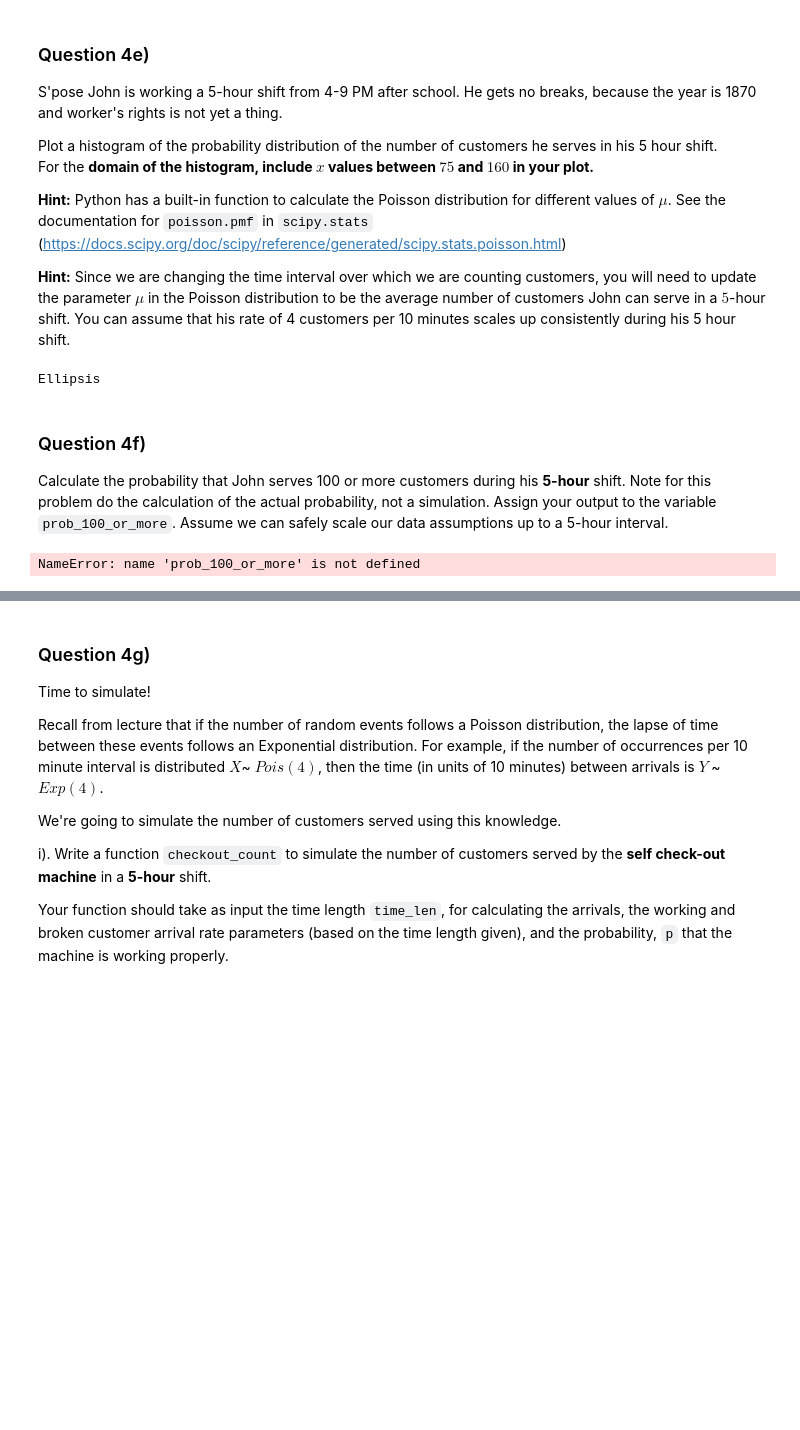
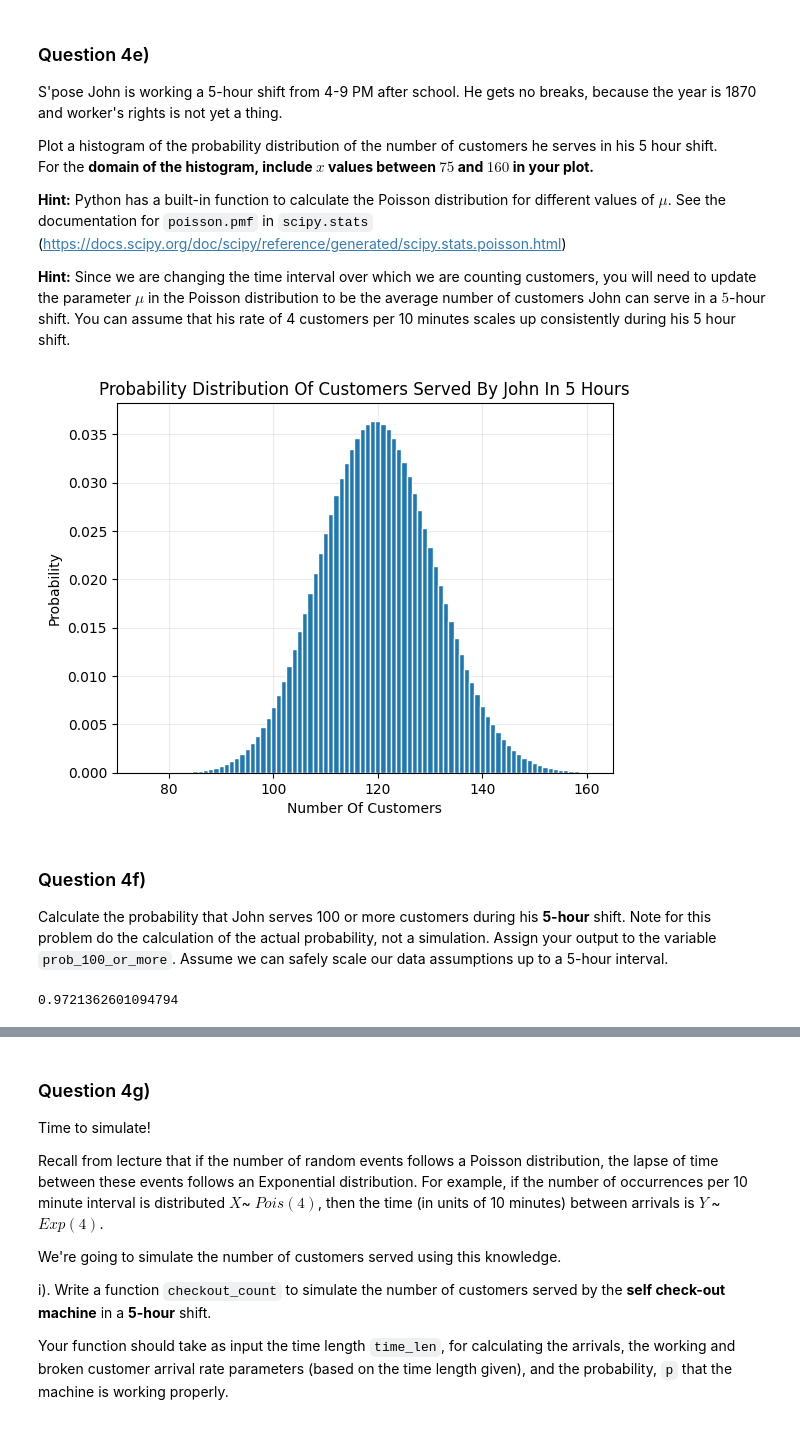
Before and after one commit to QuantumCompiler/CSPB-3022-Introduction-To-Data-Science-With-Probability-And-Statistics, a Jupyter notebook: CSPB 3022 - Assignments/CSPB 3022 - Assignment 6 - Expected Value, Variance - Discrete And Continuous RV/Assignment 6 - Expected Value, Variance - Discrete And Continuous RV.ipynb, the cells around one changed output, grey strips where cells are left out. Drawn from its saved outputs; the diff is of its cells as text; code cells hidden in the pictures; blank space fills up the shorter version.

Commit message:
Assignment 6 Update 3/3/24

```diff
--- a/CSPB 3022 - Assignments/CSPB 3022 - Assignment 6 - Expected Value, Variance - Discrete And Continuous RV/Assignment 6 - Expected Value, Variance - Discrete And Continuous RV.ipynb
+++ b/CSPB 3022 - Assignments/CSPB 3022 - Assignment 6 - Expected Value, Variance - Discrete And Continuous RV/Assignment 6 - Expected Value, Variance - Discrete And Continuous RV.ipynb
@@ -734,23 +760,34 @@ For the **domain of the histogram, include $x$ values between $75$ and $160$ in
 # %%
 from scipy.stats import poisson
 # %%
-...
+mu = 4 * 30
+domain = np.arange(75, 161)
+prob = poisson.pmf(domain, mu)
+
+fig, ax = plt.subplots()
+
+ax.bar(domain, prob, width=1, ec='white');
+ax.set_axisbelow(True)
+ax.grid(alpha=0.25)
+plt.xlim(70,165)
+plt.xlabel(f"Number Of Customers")
+plt.ylabel(f"Probability")
+plt.title(f"Probability Distribution Of Customers Served By John In 5 Hours");
 
 # your code above this line
 # %% [output]
-Ellipsis
+[figure, added]
 # %% [markdown]
 <!-- END QUESTION -->
 
 ### Question 4f) ###
 
-Calculate  the probability that John serves 100 or more customers during his **5-hour** shift.  Note for this problem do the calculation of the actual probability, not a simulation.   Assign your output to the variable `prob_100_or_more`.
-Assume we can safely scale our data assumptions up to a 5-hour interval.
+Calculate  the probability that John serves 100 or more customers during his **5-hour** shift.  Note for this problem do the calculation of the actual probability, not a simulation. Assign your output to the variable `prob_100_or_more`. Assume we can safely scale our data assumptions up to a 5-hour interval.
 # %%
-...
+prob_100_or_more = 1 - poisson.cdf(99, mu)
 # your code above this line
 prob_100_or_more
 # %% [output]
-NameError: name 'prob_100_or_more' is not defined
+0.9721362601094794
 # %%
 grader.check("q4f")
```
Also changed, not shown: parts of 12 cells of this notebook.
